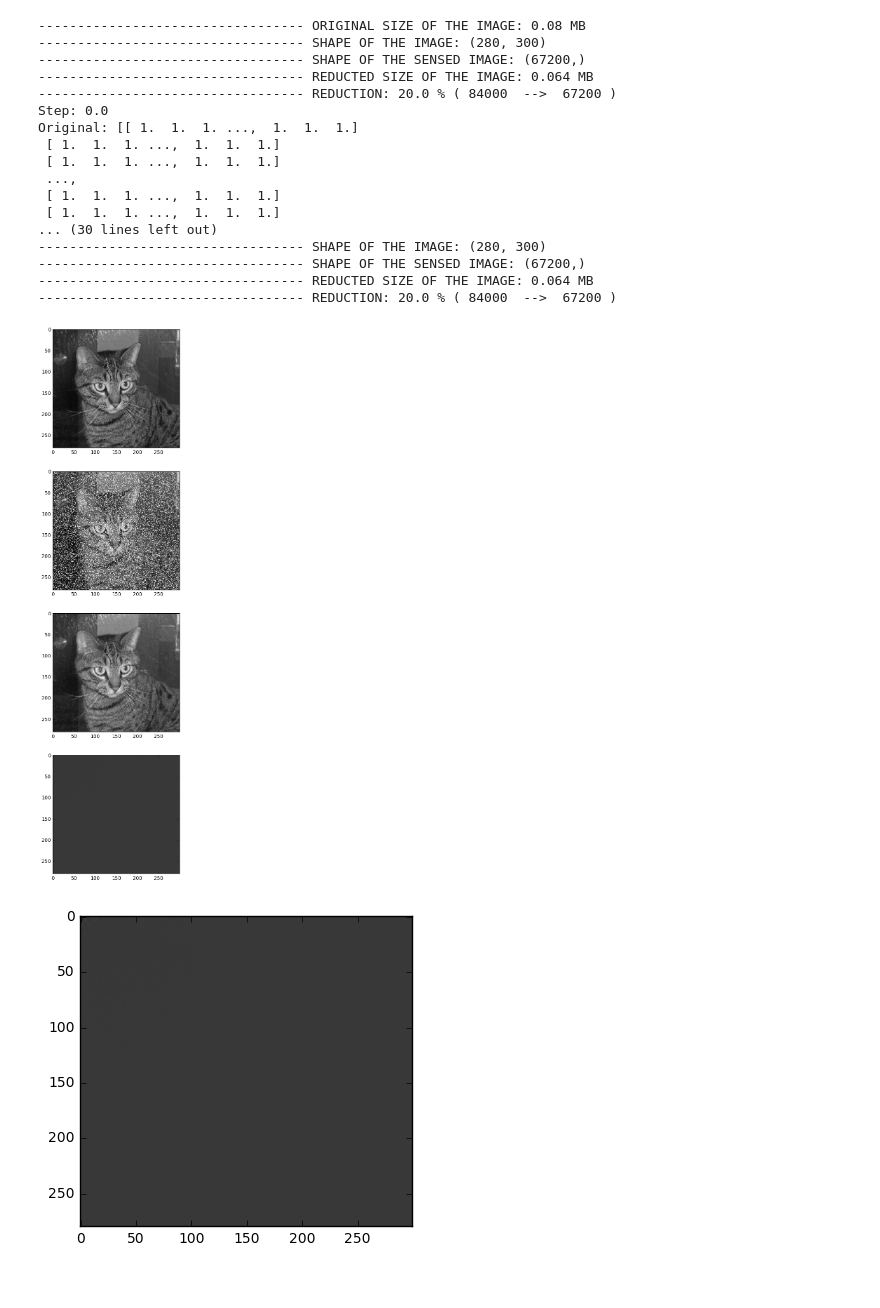
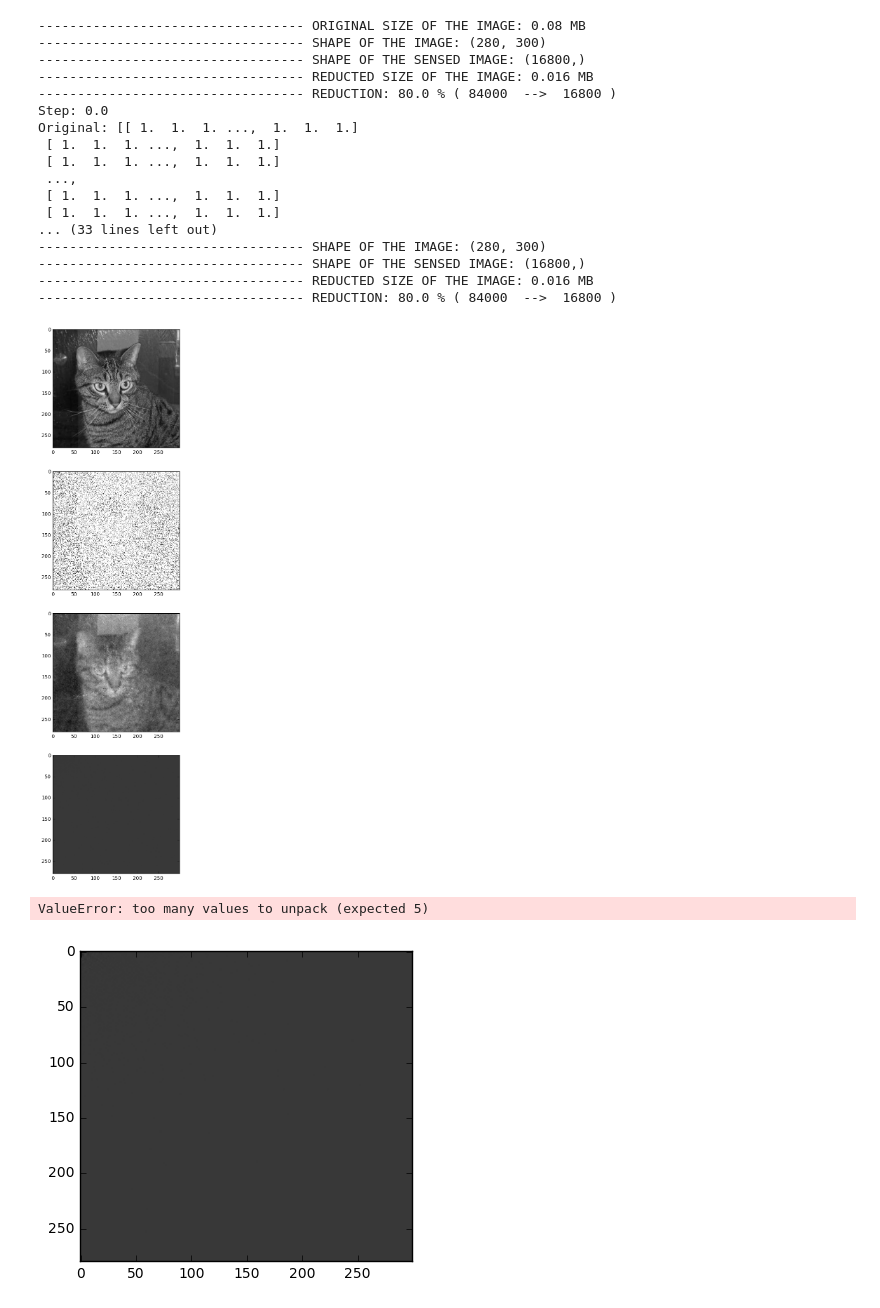
Before and after one commit to prerakmody/compressiveSensing, a Jupyter notebook: cs_methods/pyLBFGS/pyLBFGS.ipynb, the cells around one changed output. Cells and saved outputs as stored; diff of their text form; code cells hidden in the pictures.

```diff
--- a/cs_methods/pyLBFGS/pyLBFGS.ipynb
+++ b/cs_methods/pyLBFGS/pyLBFGS.ipynb
@@ -16,7 +16,7 @@ def lbfgs(ORIG_IMAGE_PATH, verbose=1, progress_counter = 30):
     ### ALGORITHM PARAMS
     EVAL_METHOD = 1 # 1: in-memory dct2 version (fast, efficient for all size images)
     SCALE = 1  # Fraction to scale the original image
-    SAMPLE = 0.8 # Fraction of the scaled image to randomly sample
+    SAMPLE = 0.2 # Fraction of the scaled image to randomly sample
     ORTHANTWISE_C = 5 # Coeefficient for the L1 norm of variables (see OWL-QN algorithm)
 
     ### HELPER FUNCTIONS
@@ -134,42 +134,43 @@ def lbfgs(ORIG_IMAGE_PATH, verbose=1, progress_counter = 30):
         ax[1].imshow(Xm, cmap=cmap)
         ax[2].imshow(X_spatial, cmap=cmap)
         ax[3].imshow(X_transform, cmap=cmap)
     plt.show()
 
     return X, Xm, X_spatial, X_transform, f, ax
 
 
 path = '/media/strider/779F028F19D9E33C/Cats vs Dogs/data/train/'
 ORIG_IMAGE_PATH = path + 'cats/cat.1.jpg'
 '/media/strider/77'
 # ORIG_IMAGE_PATH = 'pylbfgs/test/testimage.png'
 # ORIG_IMAGE_PATH = 'images/escher_waterfall.JPG'
 # ORIG_IMAGE_PATH = 'me_trial1.jpg'
 # ORIG_IMAGE_PATH = 'sample_image_1.jpg'
 # ORIG_IMAGE_PATH = 'sample_image_2.jpg'
 # ORIG_IMAGE_PATH = 'sample_image_3.jpg'
 # ORIG_IMAGE_PATH = 'sample_image_4.jpg'
 
-X, Xm, X_spatial, X_transform, ax = lbfgs(ORIG_IMAGE_PATH, verbose=0)
+X, Xm, X_spatial, X_transform, f, ax = lbfgs(ORIG_IMAGE_PATH, verbose=0)
 # %% [output]
 ---------------------------------- ORIGINAL SIZE OF THE IMAGE: 0.08 MB
 ---------------------------------- SHAPE OF THE IMAGE: (280, 300)
----------------------------------- SHAPE OF THE SENSED IMAGE: (67200,)
----------------------------------- REDUCTED SIZE OF THE IMAGE: 0.064 MB
----------------------------------- REDUCTION: 20.0 % ( 84000  -->  67200 )
+---------------------------------- SHAPE OF THE SENSED IMAGE: (16800,)
+---------------------------------- REDUCTED SIZE OF THE IMAGE: 0.016 MB
+---------------------------------- REDUCTION: 80.0 % ( 84000  -->  16800 )
 Step: 0.0
 Original: [[ 1.  1.  1. ...,  1.  1.  1.]
  [ 1.  1.  1. ...,  1.  1.  1.]
  [ 1.  1.  1. ...,  1.  1.  1.]
  ...,
  [ 1.  1.  1. ...,  1.  1.  1.]
  [ 1.  1.  1. ...,  1.  1.  1.]
-... (30 lines left out)
+... (33 lines left out)
 ---------------------------------- SHAPE OF THE IMAGE: (280, 300)
----------------------------------- SHAPE OF THE SENSED IMAGE: (67200,)
----------------------------------- REDUCTED SIZE OF THE IMAGE: 0.064 MB
----------------------------------- REDUCTION: 20.0 % ( 84000  -->  67200 )
+---------------------------------- SHAPE OF THE SENSED IMAGE: (16800,)
+---------------------------------- REDUCTED SIZE OF THE IMAGE: 0.016 MB
+---------------------------------- REDUCTION: 80.0 % ( 84000  -->  16800 )
-[figure, old version]
+[figure, new version]
+ValueError: too many values to unpack (expected 5)
 # %%
 # print (X)              # Original Image
 # print (X_spatial)      # Compress Sensed Image
```
Also changed, not shown: 6 other files.
